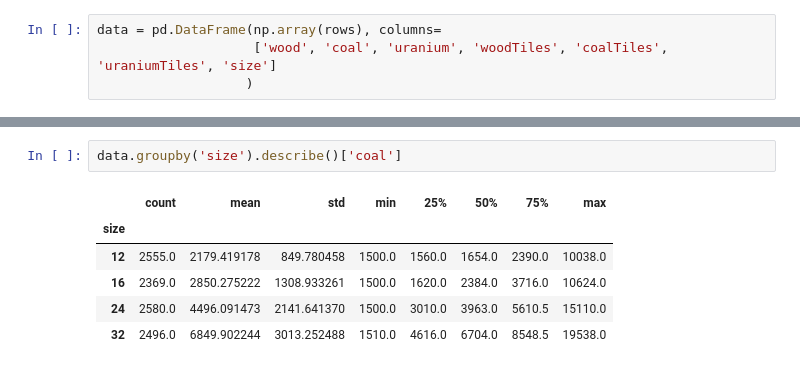
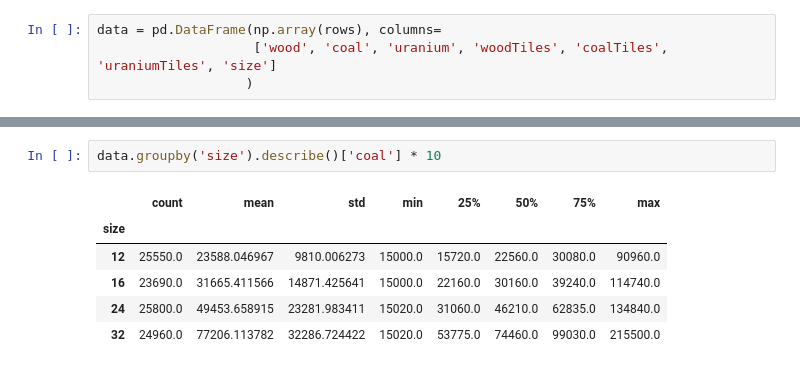
Before and after one commit to Lux-AI-Challenge/Lux-Design-S1, a Jupyter notebook: analysis/mapanalysis.ipynb, the cells around one changed output, grey strips where cells are left out. Cells and saved outputs as stored; diff of their text form.

```diff
--- a/analysis/mapanalysis.ipynb
+++ b/analysis/mapanalysis.ipynb
@@ -47,12 +49,12 @@ data.groupby('size').describe()['wood']
 # %%
-data.groupby('size').describe()['coal']
+data.groupby('size').describe()['coal'] * 10
 # %% [output]
 |  | count | mean | std | min | 25% | 50% | 75% | max |
 | size |  |  |  |  |  |  |  |  |
-| 12 | 2555.0 | 2179.419178 | 849.780458 | 1500.0 | 1560.0 | 1654.0 | 2390.0 | 10038.0 |
-| 16 | 2369.0 | 2850.275222 | 1308.933261 | 1500.0 | 1620.0 | 2384.0 | 3716.0 | 10624.0 |
-| 24 | 2580.0 | 4496.091473 | 2141.641370 | 1500.0 | 3010.0 | 3963.0 | 5610.5 | 15110.0 |
-| 32 | 2496.0 | 6849.902244 | 3013.252488 | 1510.0 | 4616.0 | 6704.0 | 8548.5 | 19538.0 |
+| 12 | 25550.0 | 23588.046967 | 9810.006273 | 15000.0 | 15720.0 | 22560.0 | 30080.0 | 90960.0 |
+| 16 | 23690.0 | 31665.411566 | 14871.425641 | 15000.0 | 22160.0 | 30160.0 | 39240.0 | 114740.0 |
+| 24 | 25800.0 | 49453.658915 | 23281.983411 | 15020.0 | 31060.0 | 46210.0 | 62835.0 | 134840.0 |
+| 32 | 24960.0 | 77206.113782 | 32286.724422 | 15020.0 | 53775.0 | 74460.0 | 99030.0 | 215500.0 |
 # %%
 data.groupby('size').describe()['uranium'] * 40
 # %% [output]
```
Also changed, not shown: parts of 5 cells of this notebook, 3 other files.
